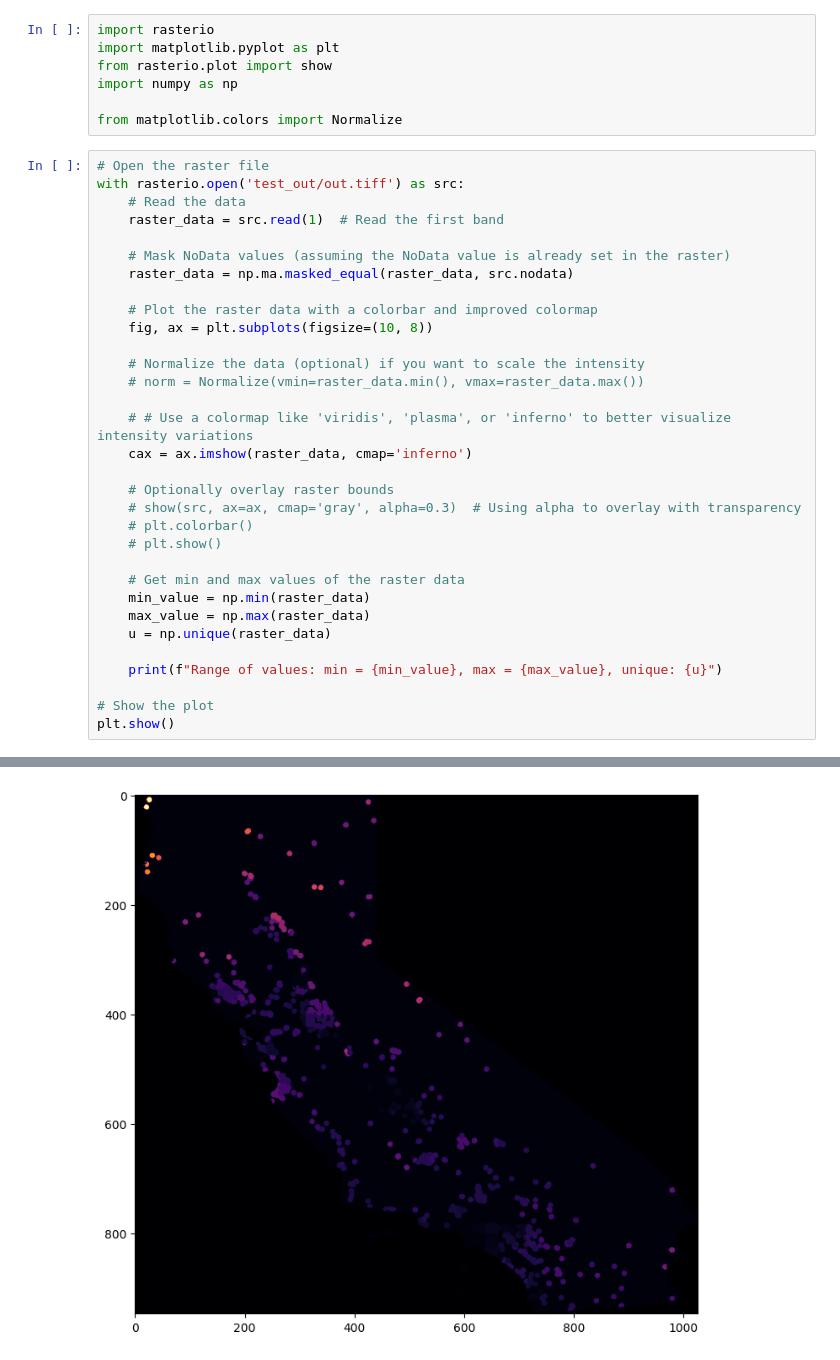
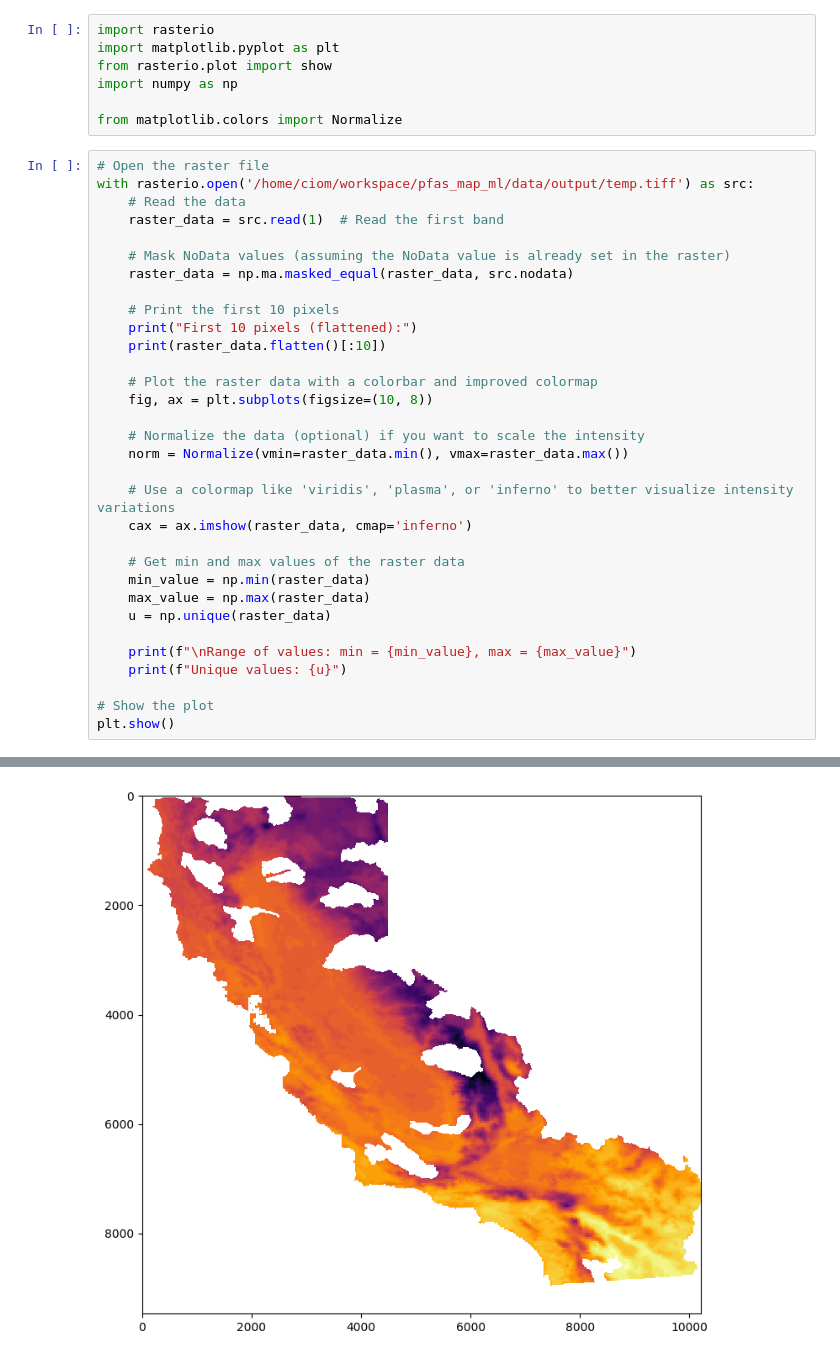
Before and after one commit to tbjag/pfas_map_ml, a Jupyter notebook: notebook_tests/plot.ipynb, the cells around one changed output, grey strips where cells are left out. Drawn from its saved outputs; the diff is of its cells as text.

```diff
--- a/notebook_tests/plot.ipynb
+++ b/notebook_tests/plot.ipynb
@@ -7,33 +7,33 @@ import numpy as np
 from matplotlib.colors import Normalize
 # %%
 # Open the raster file
-with rasterio.open('test_out/out.tiff') as src:
+with rasterio.open('/home/ciom/workspace/pfas_map_ml/data/output/temp.tiff') as src:
     # Read the data
     raster_data = src.read(1)  # Read the first band
 
     # Mask NoData values (assuming the NoData value is already set in the raster)
     raster_data = np.ma.masked_equal(raster_data, src.nodata)
 
+    # Print the first 10 pixels
+    print("First 10 pixels (flattened):")
+    print(raster_data.flatten()[:10])
+
     # Plot the raster data with a colorbar and improved colormap
     fig, ax = plt.subplots(figsize=(10, 8))
 
     # Normalize the data (optional) if you want to scale the intensity
-    # norm = Normalize(vmin=raster_data.min(), vmax=raster_data.max())
+    norm = Normalize(vmin=raster_data.min(), vmax=raster_data.max())
 
-    # # Use a colormap like 'viridis', 'plasma', or 'inferno' to better visualize intensity variations
+    # Use a colormap like 'viridis', 'plasma', or 'inferno' to better visualize intensity variations
     cax = ax.imshow(raster_data, cmap='inferno')
-
-    # Optionally overlay raster bounds
-    # show(src, ax=ax, cmap='gray', alpha=0.3)  # Using alpha to overlay with transparency
-    # plt.colorbar()
-    # plt.show()
 
     # Get min and max values of the raster data
     min_value = np.min(raster_data)
     max_value = np.max(raster_data)
     u = np.unique(raster_data)
 
-    print(f"Range of values: min = {min_value}, max = {max_value}, unique: {u}")
+    print(f"\nRange of values: min = {min_value}, max = {max_value}")
+    print(f"Unique values: {u}")
 
 # Show the plot
 plt.show()
@@ -46,4 +46,4 @@ Range of values: min = -1.0, max = 84.5, unique: [-1.   1.   1.5  2.   2.5  3.
-[figure, old version]
+[figure, new version]
 # %%
 import geopandas as gpd
 import matplotlib.pyplot as plt
```
Also changed, not shown: parts of 3 cells of this notebook, 18 other files.
